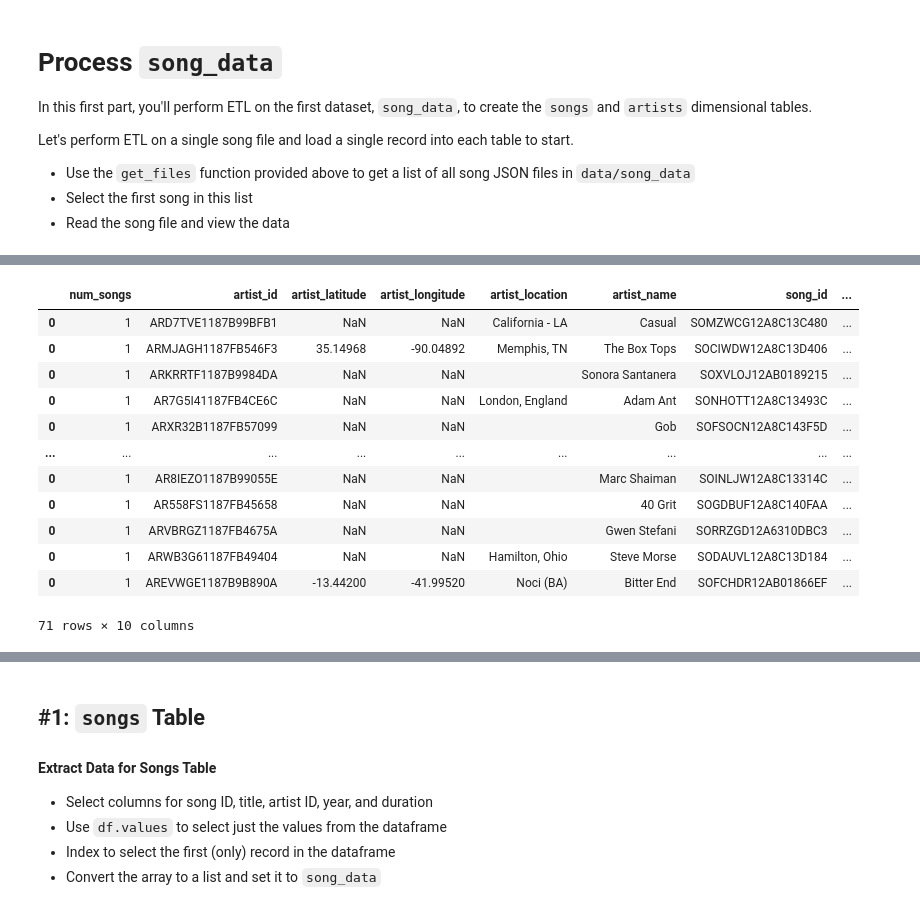
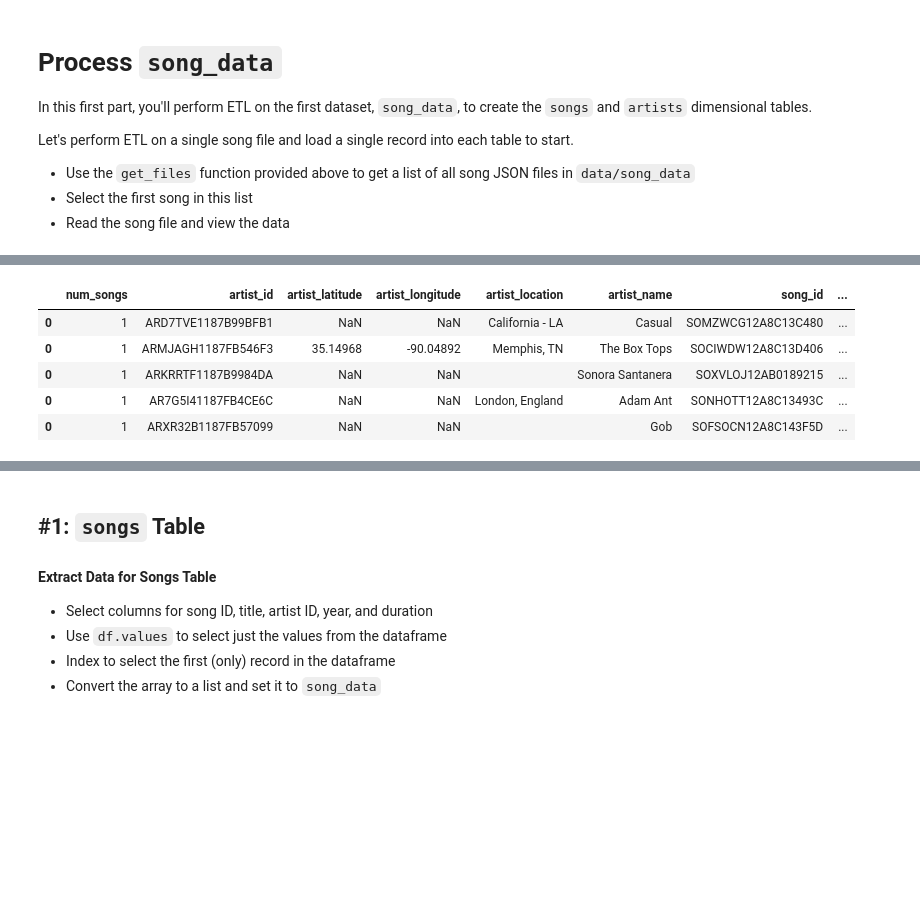
Before and after one commit to techmitchh/POSTGRES_DATAMODELING, a Jupyter notebook: etl.ipynb, the cells around one changed output, grey strips where cells are left out. Saved outputs shown, nothing was run; the diff lists cells and outputs as text; code cells hidden in the pictures; blank space fills up the shorter version.

```diff
--- a/etl.ipynb
+++ b/etl.ipynb
@@ -54,21 +36,14 @@ song_files
 # %%
 df = pd.DataFrame()
 for file in song_files:
     tmp_df = pd.read_json(file, lines=True)
     df = df.append(tmp_df)
 
-df
+df.head()
 # %% [output]
 |  | num_songs | artist_id | artist_latitude | artist_longitude | artist_location | artist_name | song_id | ... |
 | 0 | 1 | ARD7TVE1187B99BFB1 | NaN | NaN | California - LA | Casual | SOMZWCG12A8C13C480 | ... |
 | 0 | 1 | ARMJAGH1187FB546F3 | 35.14968 | -90.04892 | Memphis, TN | The Box Tops | SOCIWDW12A8C13D406 | ... |
 | 0 | 1 | ARKRRTF1187B9984DA | NaN | NaN |  | Sonora Santanera | SOXVLOJ12AB0189215 | ... |
 | 0 | 1 | AR7G5I41187FB4CE6C | NaN | NaN | London, England | Adam Ant | SONHOTT12A8C13493C | ... |
 | 0 | 1 | ARXR32B1187FB57099 | NaN | NaN |  | Gob | SOFSOCN12A8C143F5D | ... |
-| ... | ... | ... | ... | ... | ... | ... | ... | ... |
-| 0 | 1 | AR8IEZO1187B99055E | NaN | NaN |  | Marc Shaiman | SOINLJW12A8C13314C | ... |
-| 0 | 1 | AR558FS1187FB45658 | NaN | NaN |  | 40 Grit | SOGDBUF12A8C140FAA | ... |
-| 0 | 1 | ARVBRGZ1187FB4675A | NaN | NaN |  | Gwen Stefani | SORRZGD12A6310DBC3 | ... |
-| 0 | 1 | ARWB3G61187FB49404 | NaN | NaN | Hamilton, Ohio | Steve Morse | SODAUVL12A8C13D184 | ... |
-| 0 | 1 | AREVWGE1187B9B890A | -13.44200 | -41.99520 | Noci (BA) | Bitter End | SOFCHDR12AB01866EF | ... |
-71 rows × 10 columns
```
Also changed, not shown: parts of 14 cells of this notebook.
